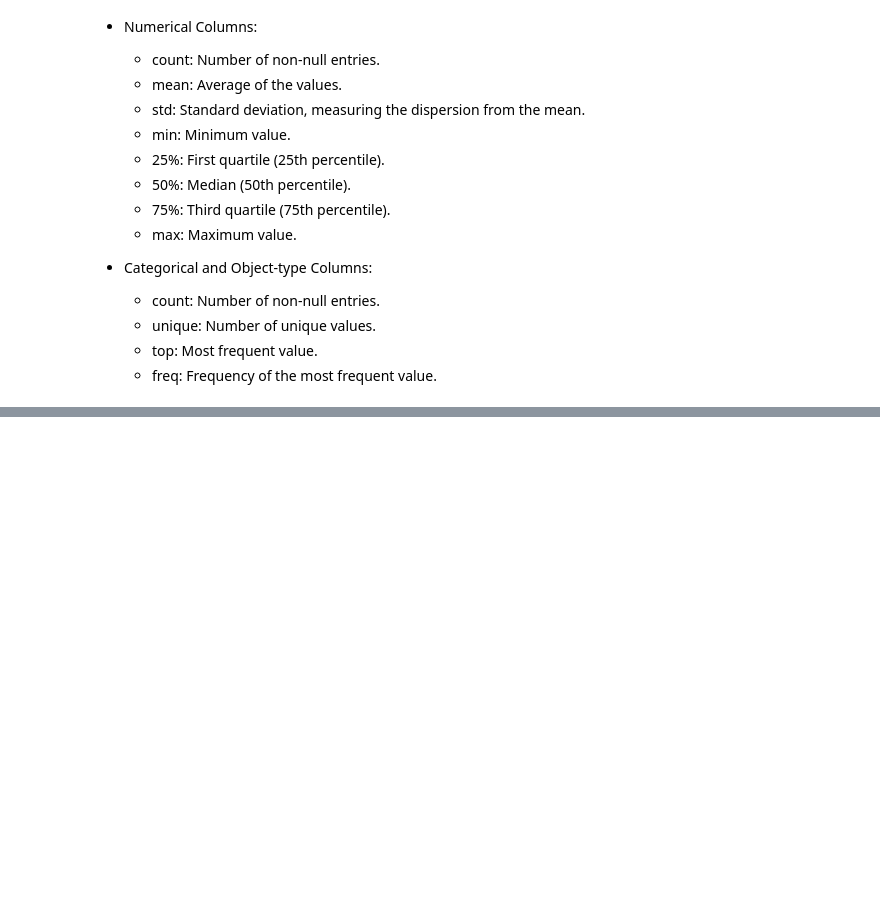
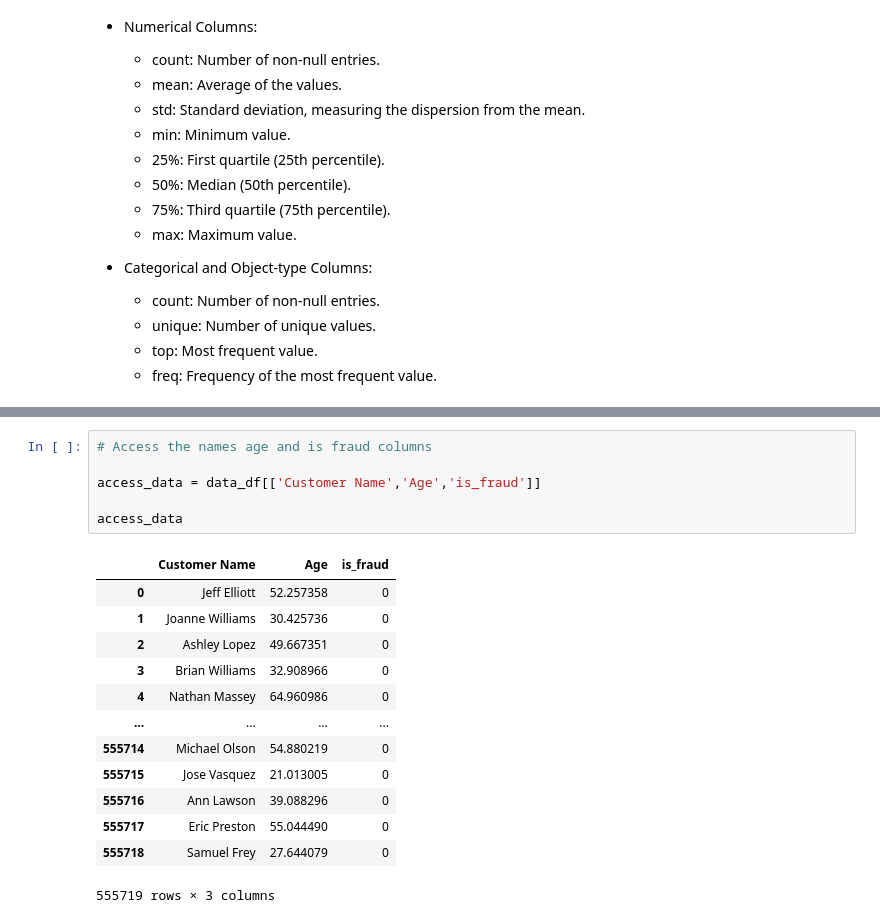
Before and after one commit to ElfCoon/Pandas---Refresher, a Jupyter notebook: Intro-to-Pandas-DataFrames.ipynb, the cells around one changed output, grey strips where cells are left out. Saved outputs shown, nothing was run; the diff lists cells and outputs as text; blank space fills up the shorter version.

```diff
--- a/Intro-to-Pandas-DataFrames.ipynb
+++ b/Intro-to-Pandas-DataFrames.ipynb
@@ -840,0 +850,20 @@ Transposing the DataFrame using .T swaps rows and columns. This is particularly
+# %%
+# Access the names age and is fraud columns
+
+access_data = data_df[['Customer Name','Age','is_fraud']]
+
+access_data
+# %% [output]
+|  | Customer Name | Age | is_fraud |
+| 0 | Jeff Elliott | 52.257358 | 0 |
+| 1 | Joanne Williams | 30.425736 | 0 |
+| 2 | Ashley Lopez | 49.667351 | 0 |
+| 3 | Brian Williams | 32.908966 | 0 |
+| 4 | Nathan Massey | 64.960986 | 0 |
+| ... | ... | ... | ... |
+| 555714 | Michael Olson | 54.880219 | 0 |
+| 555715 | Jose Vasquez | 21.013005 | 0 |
+| 555716 | Ann Lawson | 39.088296 | 0 |
+| 555717 | Eric Preston | 55.044490 | 0 |
+| 555718 | Samuel Frey | 27.644079 | 0 |
+555719 rows × 3 columns
```
Also changed, not shown: parts of 9 cells of this notebook.
